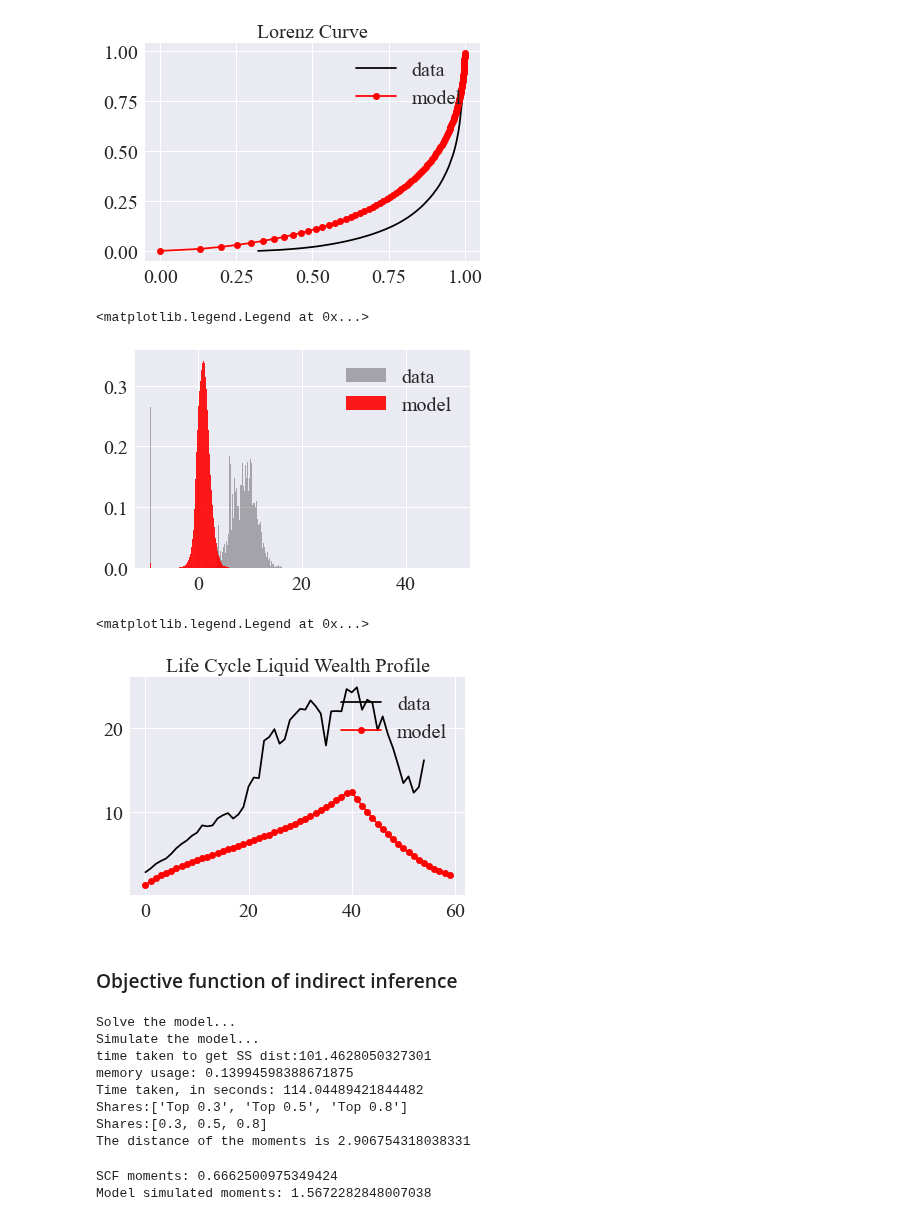
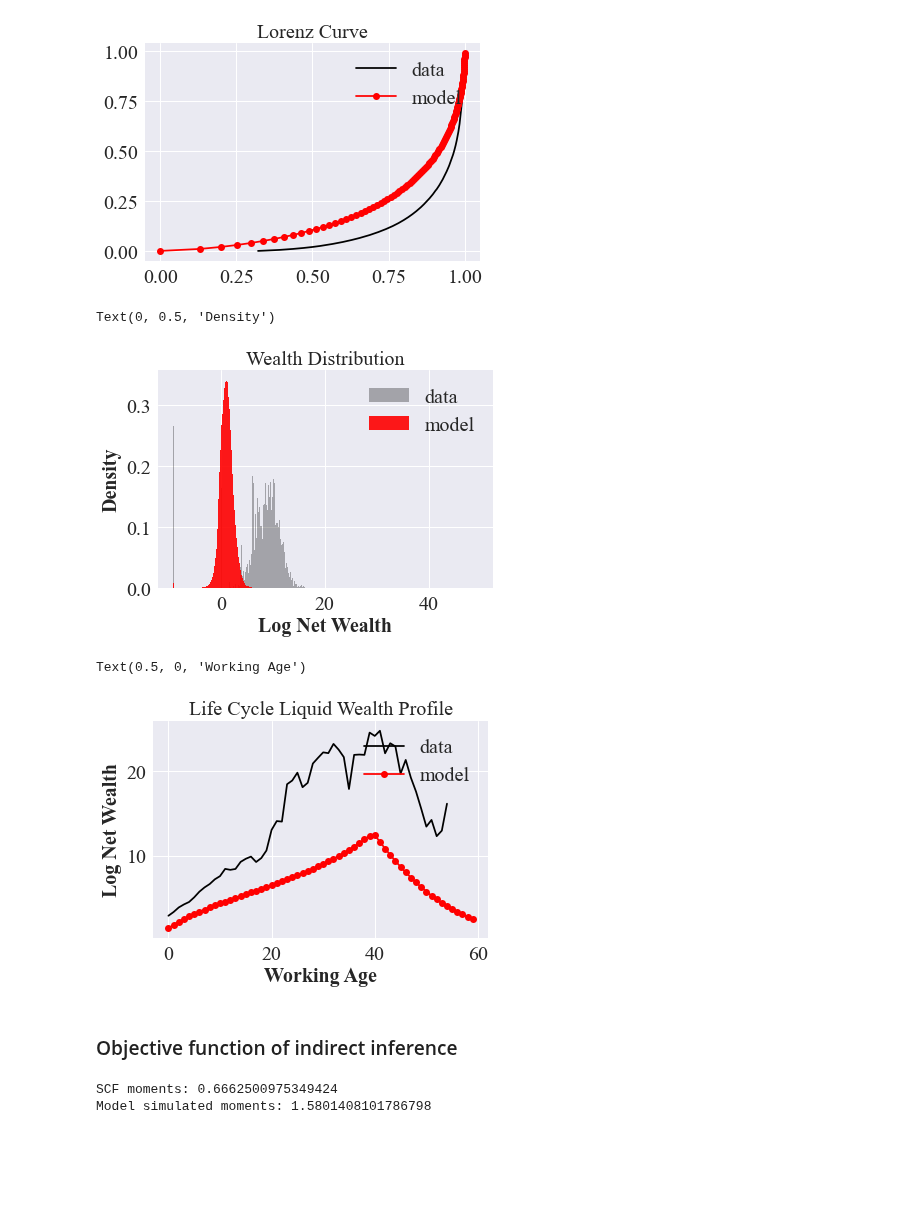
Before and after one commit to iworld1991/PIR, a Jupyter notebook: WorkingFolder/PythonCode/OLG-PE-Estimation.ipynb, the cells around one changed output. Saved outputs shown, nothing was run; the diff lists cells and outputs as text; code cells hidden in the pictures; blank space fills up the shorter version.

```diff
--- a/WorkingFolder/PythonCode/OLG-PE-Estimation.ipynb
+++ b/WorkingFolder/PythonCode/OLG-PE-Estimation.ipynb
@@ -939,8 +939,9 @@ def solve_and_simulate(model,
 
 
     ## store all PE results
+
     model_moments =  {'A':HH.A,
-                     'A_norm': HH.A_norm,
+                      'A_norm': HH.A_norm,
                       'A_life': HH.A_life,
                       'share_agents_ap':share_agents_ap,
                       'share_ap':share_ap,
@@ -954,9 +955,9 @@ def solve_and_simulate(model,
 
     print("Time taken, in seconds: "+ str(t_finish - t_start))
 
-    return model_moments
+    return model_moments,HH
 # %%
-sim_moments = solve_and_simulate(lc_mkv)
+sim_moments,sim_HH_block = solve_and_simulate(lc_mkv)
 # %% [output]
 Solve the model...
 Simulate the model...
@@ -1192,26 +1176,27 @@ plt.legend(loc=1)
 # %%
 ## wealth distribution
 
-## first make comparable bins and probabilities
-
+plt.title('Wealth Distribution')
 n_SCF,bins_SCF,_ = plt.hist(np.log(SCF_lqwealth_sort+1e-4),
                              weights = SCF_lqweights_sort_norm,
                              density=True,
                              bins=300,
                             color='black',
                             alpha=0.3,
                            label='data')
 n_model,bins_model,_ = plt.hist(np.log(sim_moments['ap_grid_dist']+1e-4),
                                 weights = sim_moments['ap_pdfs_dist'],
                                  density=True,
                                 bins=300,
                                 alpha=0.9,
                                 color='red',
                                 label='model')
 plt.legend(loc=0)
+plt.xlabel('Log Net Wealth')
+plt.ylabel('Density')
 # %% [output]
-<matplotlib.legend.Legend at 0x...>
+Text(0, 0.5, 'Density')
-[figure, old version]
+[figure, new version]
 # %%
 def simple_moving_average(data, window_size):
     return np.convolve(data, np.ones(window_size)/window_size, mode='valid')
@@ -1225,9 +1210,11 @@ plt.plot(sim_moments['A_life'],
          'r-o',
          label='model')
 plt.legend(loc=1)
+plt.ylabel('Log Net Wealth')
+plt.xlabel('Working Age')
 # %% [output]
-<matplotlib.legend.Legend at 0x...>
+Text(0.5, 0, 'Working Age')
-[figure, old version]
+[figure, new version]
 # %% [markdown]
 ### Objective function of indirect inference
 # %%
@@ -1273,30 +1377,21 @@ def model_data_diff(model,
 ## create some fake data moments for experiments
 
 moments_choice = ['A_norm',
-                  'Top 0.3',
-                  'Top 0.5',
-                  'Top 0.8',
+                  #'Top 0.3',
+                  #'Top 0.5',
+                  #'Top 0.8',
                   #'gini'
                  #'A_life'
                  ]
 
-distance_SCF = model_data_diff(lc_mkv,
-                               SCF_liq_dict,
-                               moments_choice)
+#distance_SCF = model_data_diff(lc_mkv,
+#                               SCF_liq_dict,
+#                               moments_choice)
 
-print('The moment distance between model and data is '+str(distance_SCF))
+#print('The moment distance between model and data is '+str(distance_SCF))
-# %% [output]
-Solve the model...
-Simulate the model...
-time taken to get SS dist:101.4628050327301
-memory usage: 0.13994598388671875
-Time taken, in seconds: 114.04489421844482
-Shares:['Top 0.3', 'Top 0.5', 'Top 0.8']
-Shares:[0.3, 0.5, 0.8]
-The distance of the moments is 2.906754318038331
 # %%
 print('SCF moments: '+str(SCF_liq_dict['A_norm']))
 print('Model simulated moments: '+str(sim_moments['A_norm']))
 # %% [output]
 SCF moments: 0.6662500975349424
-Model simulated moments: 1.5672282848007038
+Model simulated moments: 1.5801408101786798
```
Also changed, not shown: parts of 13 cells of this notebook, 1 other file.
